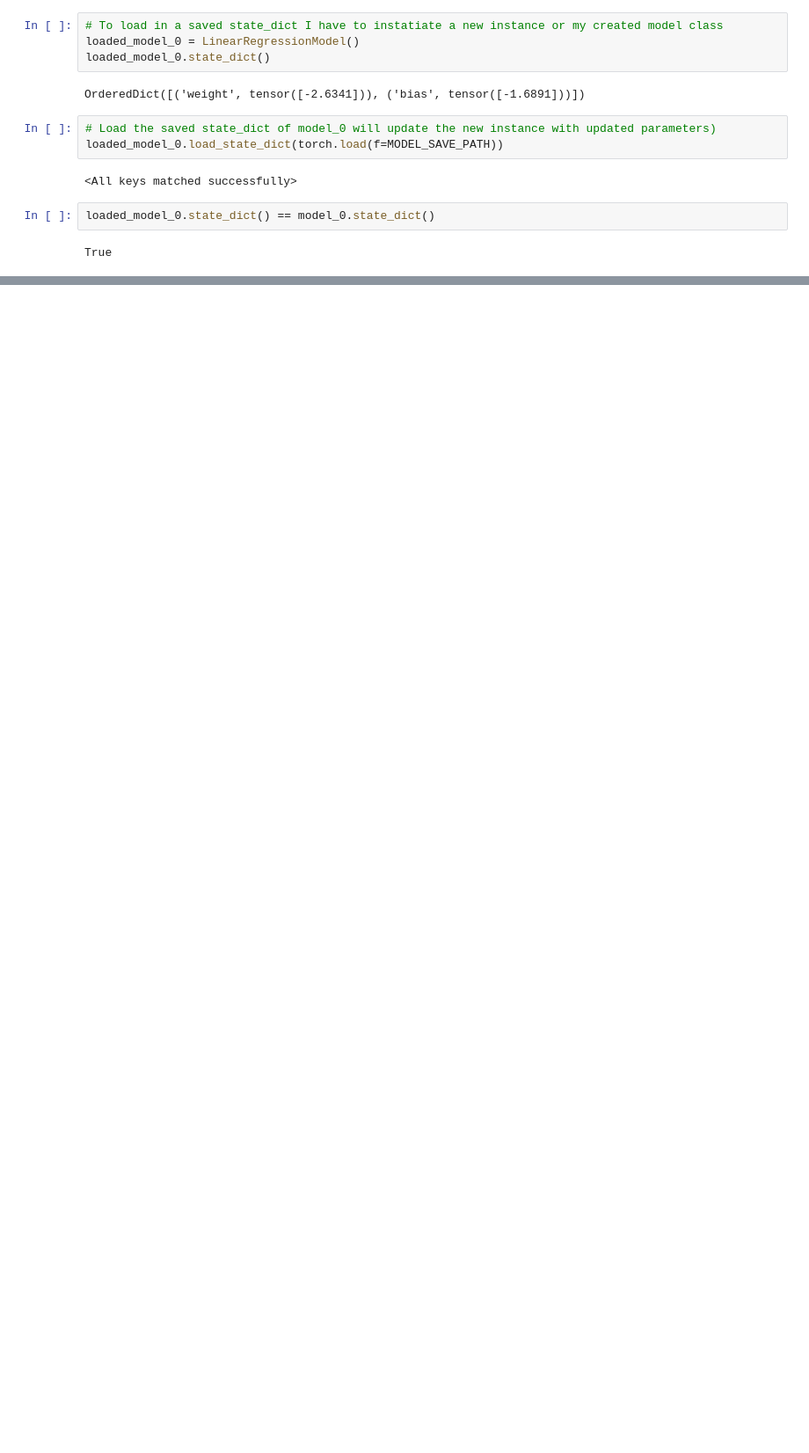
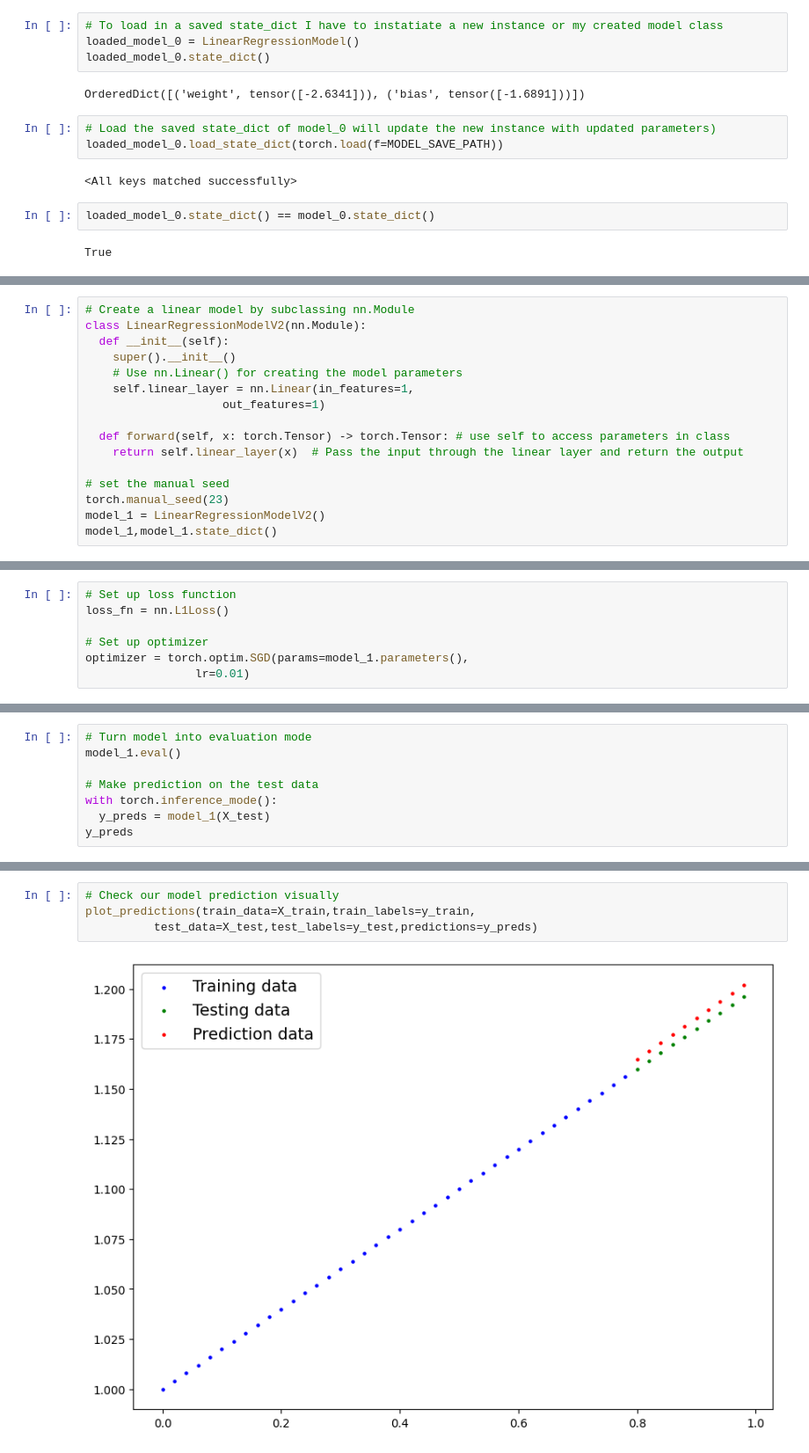
Before and after one commit to PeachTj/PyTorch-for-Deep-Learning-Bootcamp, a Jupyter notebook: Pyorch_Workflow/PyTorch_Workflow.ipynb, the cells around one changed output, grey strips where cells are left out. Shown at 88% size. Cells and saved outputs as stored; diff of their text form; blank space fills up the shorter version.

```diff
--- a/Pyorch_Workflow/PyTorch_Workflow.ipynb
+++ b/Pyorch_Workflow/PyTorch_Workflow.ipynb
@@ -468,0 +548,16 @@ True
+# %%
+# Create a linear model by subclassing nn.Module
+class LinearRegressionModelV2(nn.Module):
+  def __init__(self):
+    super().__init__()
+    # Use nn.Linear() for creating the model parameters
+    self.linear_layer = nn.Linear(in_features=1,
+                    out_features=1)
+
+  def forward(self, x: torch.Tensor) -> torch.Tensor: # use self to access parameters in class
+    return self.linear_layer(x)  # Pass the input through the linear layer and return the output
+
+# set the manual seed
+torch.manual_seed(23)
+model_1 = LinearRegressionModelV2()
+model_1,model_1.state_dict()
@@ -468,0 +593,7 @@ True
+# %%
+# Set up loss function
+loss_fn = nn.L1Loss()
+
+# Set up optimizer
+optimizer = torch.optim.SGD(params=model_1.parameters(),
+                lr=0.01)
@@ -468,0 +666,8 @@ True
+# %%
+# Turn model into evaluation mode
+model_1.eval()
+
+# Make prediction on the test data
+with torch.inference_mode():
+  y_preds = model_1(X_test)
+y_preds
@@ -468,0 +685,6 @@ True
+# %%
+# Check our model prediction visually
+plot_predictions(train_data=X_train,train_labels=y_train,
+          test_data=X_test,test_labels=y_test,predictions=y_preds)
+# %% [output]
+[figure, added]
```
Also changed, not shown: parts of 27 cells of this notebook, 1 other file.
